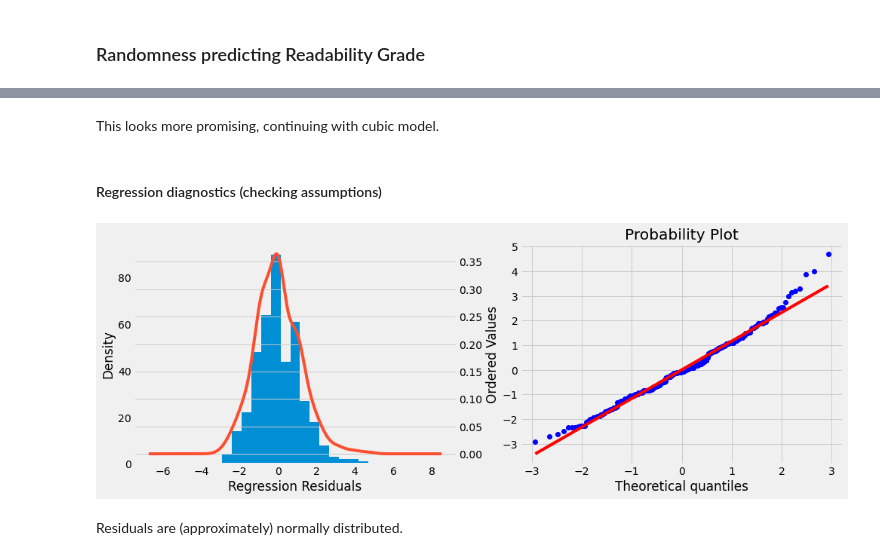
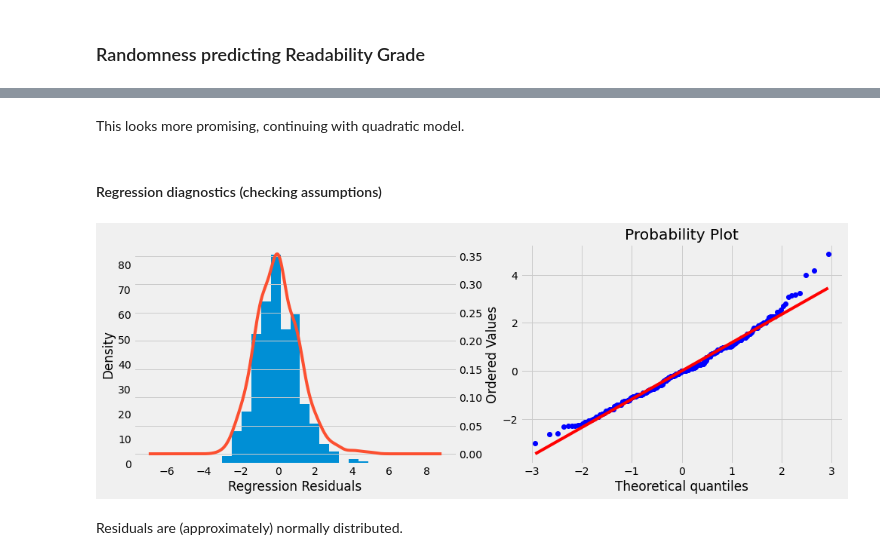
Before and after one commit to MWiechmann/NAI_gen_set_experiment, a Jupyter notebook: Analyzing Data from Basileus' Generation Setting Experiment.ipynb, the cells around one changed output, grey strips where cells are left out. Drawn from its saved outputs; the diff is of its cells as text; code cells hidden in the pictures.

```diff
--- a/Analyzing Data from Basileus' Generation Setting Experiment.ipynb
+++ b/Analyzing Data from Basileus' Generation Setting Experiment.ipynb
@@ -258,7 +285,8 @@ kf = KFold(10, shuffle=True, random_state=42)
 nai["Rand_cent"] = nai["Randomness"].apply(
     lambda x: x-nai["Randomness"].mean())  # centering
 nai["TFS_cent"] = nai["Tail-Free"].apply(lambda x: x-nai["Tail-Free"].mean())
-predictors = nai[["Rand_cent", "TFS_cent"]]
+nai["Nuc_cent"] = nai["Nucleus"].apply(lambda x: x-nai["Nucleus"].mean())
+predictors = nai[["Rand_cent", "TFS_cent", "Nuc_cent"]]
 
 # to include interaction
 poly_lin = polyfeat(interaction_only=True, include_bias=False)
@@ -267,14 +295,19 @@ poly_quad = polyfeat(degree=2, include_bias=False)
 quad_predictors = poly_quad.fit_transform(predictors)
 poly_cub = polyfeat(degree=3, include_bias=False)
 cub_predictors = poly_cub.fit_transform(predictors)
-poly_quart = polyfeat(degree=4, include_bias=False)
-quart_predictors = poly_quart.fit_transform(predictors)
-poly_quint = polyfeat(degree=5, include_bias=False)
-quint_predictors = poly_quint.fit_transform(predictors)
+# poly_quart = polyfeat(degree=4, include_bias=False)
+# quart_predictors = poly_quart.fit_transform(predictors)
+# poly_quint = polyfeat(degree=5, include_bias=False)
+# quint_predictors = poly_quint.fit_transform(predictors)
 
-# setup scikit linear model
-lin_model = linreg()
-
-# setup list of model names with predictor arrays
-predictor_li = [("linear", lin_predictors), ("quadratic", quad_predictors),
-                ("cubic", cub_predictors), ("quartic", quart_predictors), ("quintic", quint_predictors)]
+# Display created feature names
+print("Linear features:")
+print(poly_lin.get_feature_names(predictors.columns))
+print("\nQuadratic features:")
+print(poly_quad.get_feature_names(predictors.columns))
+print("\nCubic features:")
+print(poly_cub.get_feature_names(predictors.columns))
+# print("\nQuartic features:")
+# print(poly_quart.get_feature_names(predictors.columns))
+# print("\nQuintic features:")
+# print(poly_quint.get_feature_names(predictors.columns))
@@ -280,0 +323,9 @@ predictor_li = [("linear", lin_predictors), ("quadratic", quad_predictors),
+# %%
+# We do not need interactions between TFS x Nucleus, so we are removing those
+# Also removing poly terms for Nucleus (should be kept once we have more data for Nucleus)
+lin_predictors = np.delete(lin_predictors, 5, axis = 1)
+quad_predictors = np.delete(quad_predictors, np.s_[7:], axis = 1)
+# Quite a lot of features to remove for cubic - working from the back of the array...
+cub_predictors = np.delete(cub_predictors, np.s_[16:], axis = 1) # remove TFS x Nucleus poly ints and Nucleus**3
+cub_predictors = np.delete(cub_predictors, np.s_[13, 14], axis = 1) # remove Rand x TFS x Nucleus and Rand x Nucleus**2
+cub_predictors = np.delete(cub_predictors, np.s_[7:9], axis = 1) # remove TFS x Nucleus and Nucleus ** 2
@@ -344,29 +392,29 @@ r-square: 0.2899    RMSE: 1.23
 # %% [markdown]
-This looks more promising, continuing with cubic model.
+This looks more promising, continuing with quadratic model.
 # %% [markdown]
 #### Regression diagnostics (checking assumptions)
 # %%
 # Fit model and save residuals
-lin_model.fit(cub_predictors, nai["Readability Grade"])
+lin_model.fit(quad_predictors, nai["Readability Grade"])
 
-pred = lin_model.predict(cub_predictors)
+pred = lin_model.predict(quad_predictors)
 obs_pred_res_df = pd.DataFrame(
     {'Actual': nai["Readability Grade"], 'Predicted': pred})
 obs_pred_res_df["Residuals"] = obs_pred_res_df['Actual'] - \
     obs_pred_res_df['Predicted']
 
 # Check for normal distribution of residuals with histogram and Q-Q plot
 fig, axes = plt.subplots(1, 2, figsize=(15, 5))
 
 # Histograms with KDE
 ax1 = obs_pred_res_df["Residuals"].plot.hist(ax=axes[0], bins=15)
 ax1.set_xlabel("Regression Residuals")
 obs_pred_res_df["Residuals"].plot.kde(ax=axes[0], secondary_y=True)
 # Q-Q Plot
 stats.probplot(obs_pred_res_df["Residuals"], dist="norm", plot=axes[1])
 plt.show()
 # %% [output]
-[figure, old version]
+[figure, new version]
 # %% [markdown]
 Residuals are (approximately) normally distributed.
 # %%
```
Also changed, not shown: parts of 15 cells of this notebook, 3 other files.
